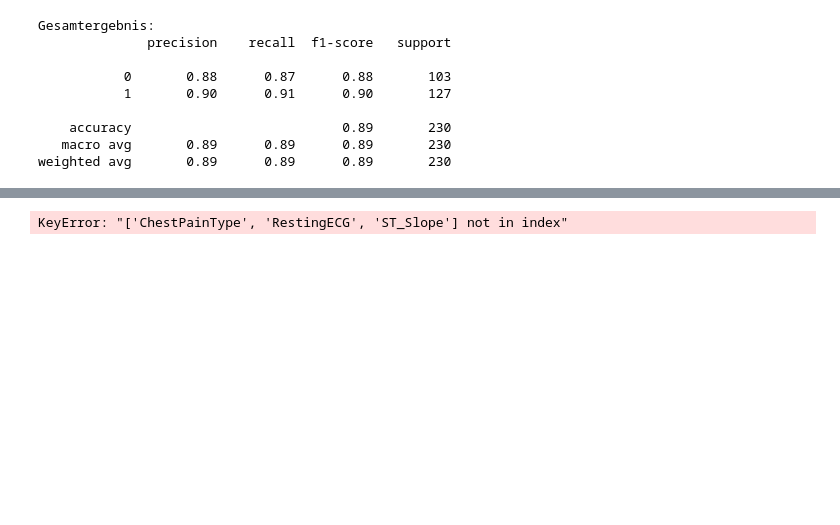
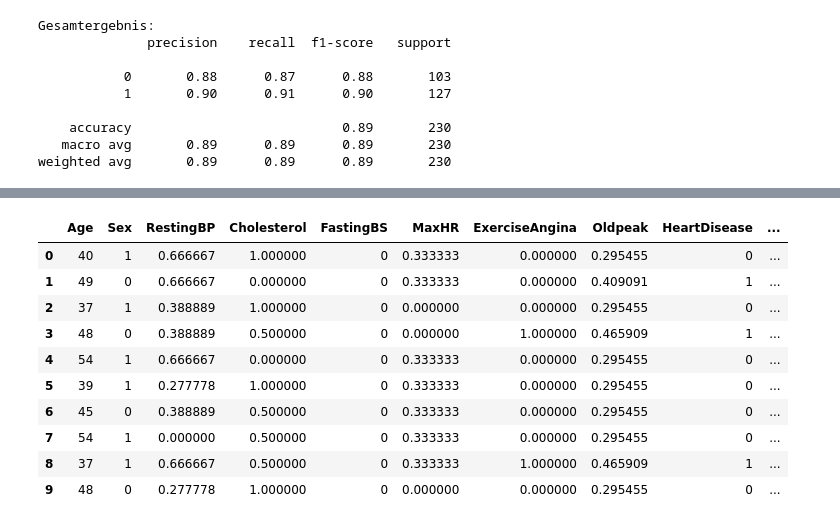
Before and after one commit to ManaTrooo/Asai-Projekt, a Jupyter notebook: DataSet_2.ipynb, the cells around one changed output, grey strips where cells are left out. Saved outputs shown, nothing was run; the diff lists cells and outputs as text; code cells hidden in the pictures; blank space fills up the shorter version.

```diff
--- a/DataSet_2.ipynb
+++ b/DataSet_2.ipynb
@@ -536,17 +537,27 @@ Categories (5, object): ['20–30' < '31–40' < '41–50' < '51–60' < '61–8
 # %%
 #Skalieren
 scaler = MinMaxScaler()
-scale_cols = ["ChestPainType", "RestingBP", "Cholesterol", "RestingECG", "MaxHR", "ExerciseAngina", "Oldpeak", "ST_Slope", "Age_cat"]
+scale_cols = ["RestingBP", "Cholesterol", "MaxHR", "ExerciseAngina", "Oldpeak", "Age_cat", "ChestPainType_ATA", "ChestPainType_NAP", "ChestPainType_TA", "RestingECG_Normal", "RestingECG_ST", "ST_Slope_Flat", "ST_Slope_Up"]
 df[scale_cols] = scaler.fit_transform(df[scale_cols])
 
 styled_df = df.head(10).style.set_table_styles([
     {'selector': 'thead th', 'props': [('background-color', '#1f77b4'), ('color', 'white'), ('font-weight', 'bold')]},
     {'selector': 'tbody td', 'props': [('border', '1px solid #ddd'), ('text-align', 'center')]}
 ]).set_properties(**{'text-align': 'center'})
 
 styled_df
 # %% [output]
-KeyError: "['ChestPainType', 'RestingECG', 'ST_Slope'] not in index"
+|  | Age | Sex | RestingBP | Cholesterol | FastingBS | MaxHR | ExerciseAngina | Oldpeak | HeartDisease | ... |
+| 0 | 40 | 1 | 0.666667 | 1.000000 | 0 | 0.333333 | 0.000000 | 0.295455 | 0 | ... |
+| 1 | 49 | 0 | 0.666667 | 0.000000 | 0 | 0.333333 | 0.000000 | 0.409091 | 1 | ... |
+| 2 | 37 | 1 | 0.388889 | 1.000000 | 0 | 0.000000 | 0.000000 | 0.295455 | 0 | ... |
+| 3 | 48 | 0 | 0.388889 | 0.500000 | 0 | 0.000000 | 1.000000 | 0.465909 | 1 | ... |
+| 4 | 54 | 1 | 0.666667 | 0.000000 | 0 | 0.333333 | 0.000000 | 0.295455 | 0 | ... |
+| 5 | 39 | 1 | 0.277778 | 1.000000 | 0 | 0.333333 | 0.000000 | 0.295455 | 0 | ... |
+| 6 | 45 | 0 | 0.388889 | 0.500000 | 0 | 0.333333 | 0.000000 | 0.295455 | 0 | ... |
+| 7 | 54 | 1 | 0.000000 | 0.500000 | 0 | 0.333333 | 0.000000 | 0.295455 | 0 | ... |
+| 8 | 37 | 1 | 0.666667 | 0.500000 | 0 | 0.333333 | 1.000000 | 0.465909 | 1 | ... |
+| 9 | 48 | 0 | 0.277778 | 1.000000 | 0 | 0.000000 | 0.000000 | 0.295455 | 0 | ... |
 # %%
 from sklearn.ensemble import RandomForestClassifier
 from sklearn.model_selection import train_test_split, GridSearchCV
```
Also changed, not shown: parts of 4 cells of this notebook.
